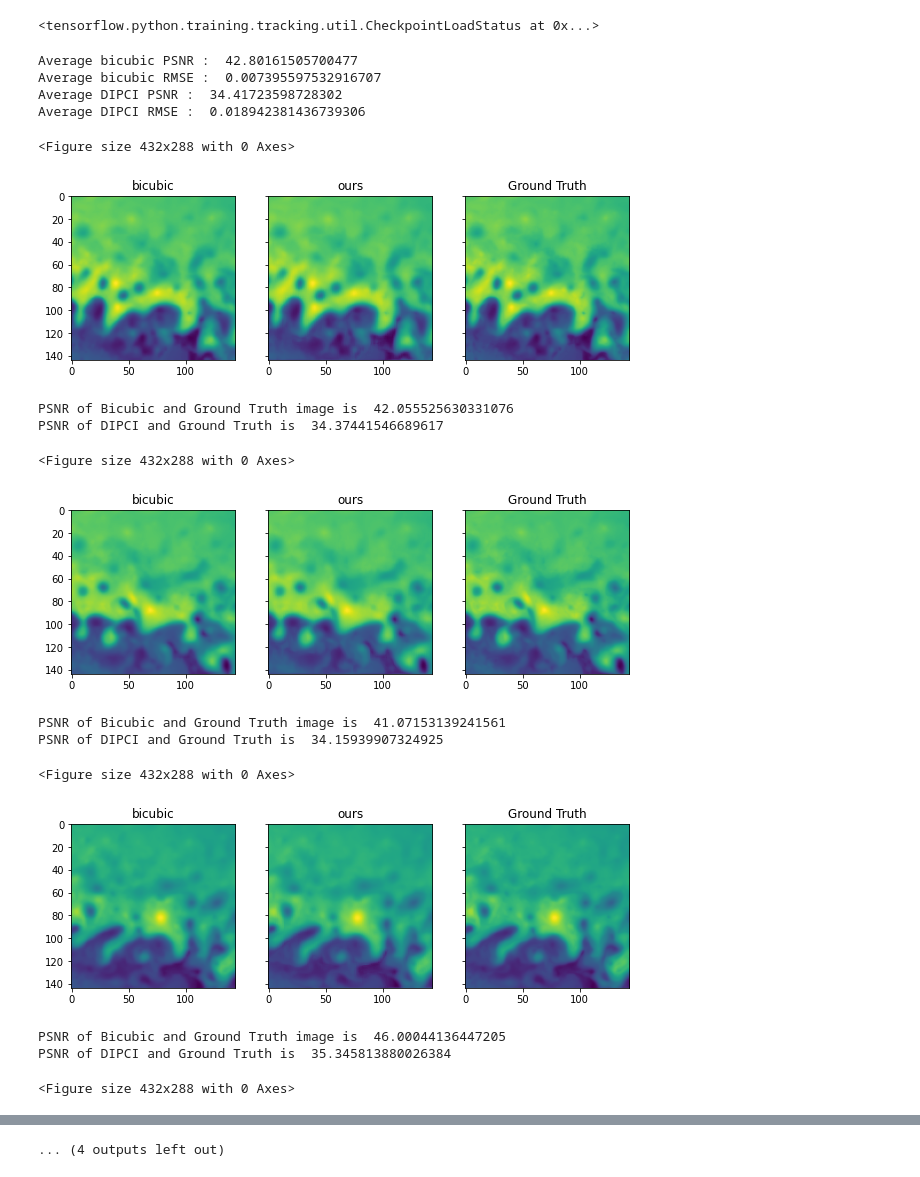
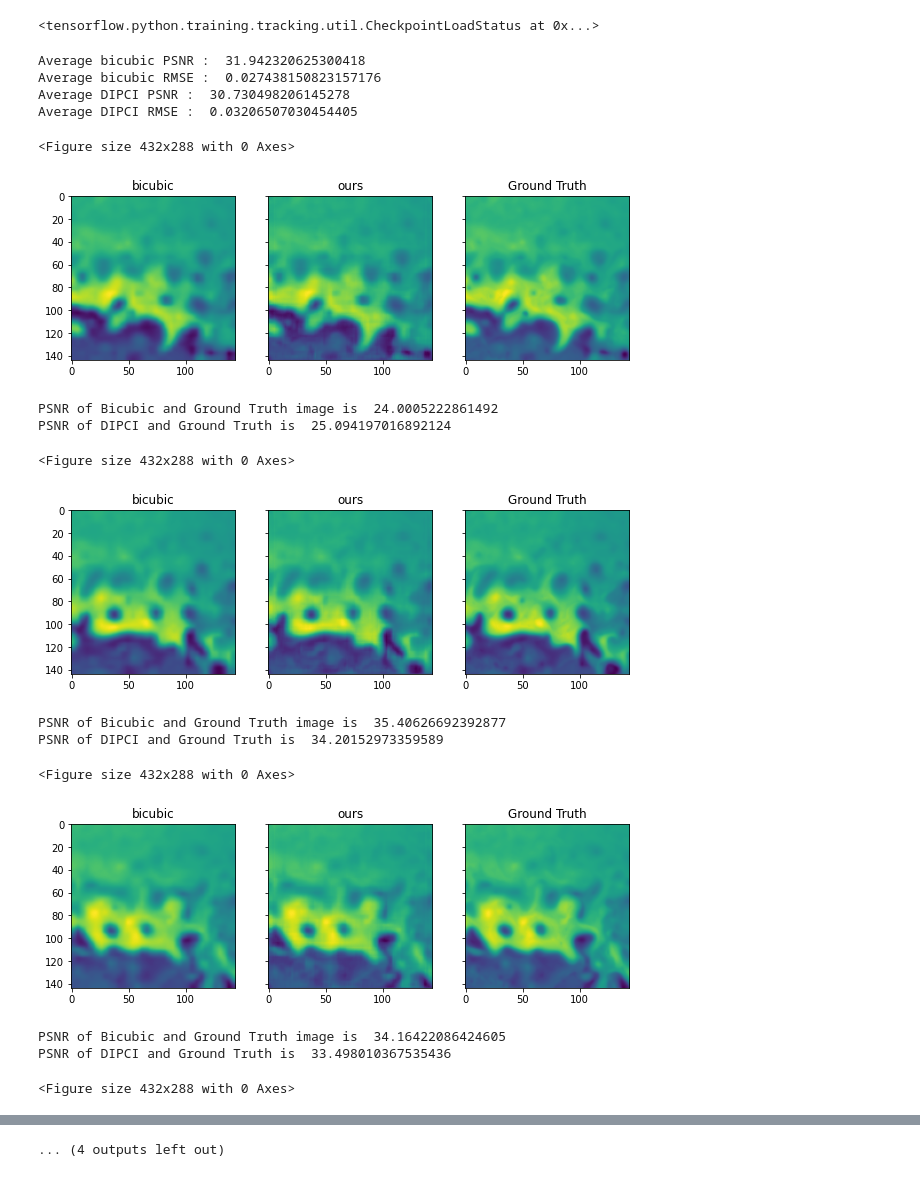
Before and after one commit to MdeCastelbajac/dipci, a Jupyter notebook: ProjectNotebook.ipynb, the cells around one changed output, grey strips where cells are left out. Drawn from its saved outputs; the diff is of its cells as text; code cells hidden in the pictures.

```diff
--- a/ProjectNotebook.ipynb
+++ b/ProjectNotebook.ipynb
@@ -109 +62,4 @@ plt.plot(history.history['psnr'])
+# %%
+batch_size = 8
+trainModel( srcnn, batch_size, ssh_lr, ssh_norm, callbacks, epochs )
 # %% [markdown]
@@ -154,0 +95,2 @@ ________________________________________________________________________________
+# %%
+dipci, callbacks, epochs, checkpoint_filepath = compile()
@@ -155,11 +120,4 @@ ________________________________________________________________________________
 # %% [markdown]
 ### Training (to skip)
-# %%
-history = dipci.fit(
-    x = {"lr_input": ssh_lr[0:366], "hr_input": sst_norm[0:366]},
-    y=ssh_norm[0:366],
-    epochs=epochs,
-    callbacks=callbacks,
-    validation_data= { "lr_input": ssh_norm[366:0], "hr_input": sst_norm[366:0] },
-    verbose=1
-)
+# %%
+dipci = train(dipci, ssh_lr, sst_lr, ssh_norm, callbacks, epochs)
@@ -170,22 +137,22 @@ dipci.load_weights(checkpoint_filepath)
 # %% [output]
 <tensorflow.python.training.tracking.util.CheckpointLoadStatus at 0x...>
 # %%
-test_dipci(dipci, ssh_lr[366:], sst_norm[366:], ssh[366:])
+test_dipci(dipci, ssh_lr[:366], sst_lr[:366], ssh[:366])
 # %% [output]
-Average bicubic PSNR :  42.80161505700477
-Average bicubic RMSE :  0.007395597532916707
-Average DIPCI PSNR :  34.41723598728302
-Average DIPCI RMSE :  0.018942381436739306
+Average bicubic PSNR :  31.942320625300418
+Average bicubic RMSE :  0.027438150823157176
+Average DIPCI PSNR :  30.730498206145278
+Average DIPCI RMSE :  0.03206507030454405
 <Figure size 432x288 with 0 Axes>
-[figure, old version]
+[figure, new version]
-PSNR of Bicubic and Ground Truth image is  42.055525630331076
-PSNR of DIPCI and Ground Truth is  34.37441546689617
+PSNR of Bicubic and Ground Truth image is  24.0005222861492
+PSNR of DIPCI and Ground Truth is  25.094197016892124
 <Figure size 432x288 with 0 Axes>
-[figure, old version]
+[figure, new version]
-PSNR of Bicubic and Ground Truth image is  41.07153139241561
-PSNR of DIPCI and Ground Truth is  34.15939907324925
+PSNR of Bicubic and Ground Truth image is  35.40626692392877
+PSNR of DIPCI and Ground Truth is  34.20152973359589
 <Figure size 432x288 with 0 Axes>
-[figure, old version]
+[figure, new version]
-PSNR of Bicubic and Ground Truth image is  46.00044136447205
-PSNR of DIPCI and Ground Truth is  35.345813880026384
+PSNR of Bicubic and Ground Truth image is  34.16422086424605
+PSNR of DIPCI and Ground Truth is  33.498010367535436
 <Figure size 432x288 with 0 Axes>
```
Also changed, not shown: parts of 28 cells of this notebook, 16 other files.
